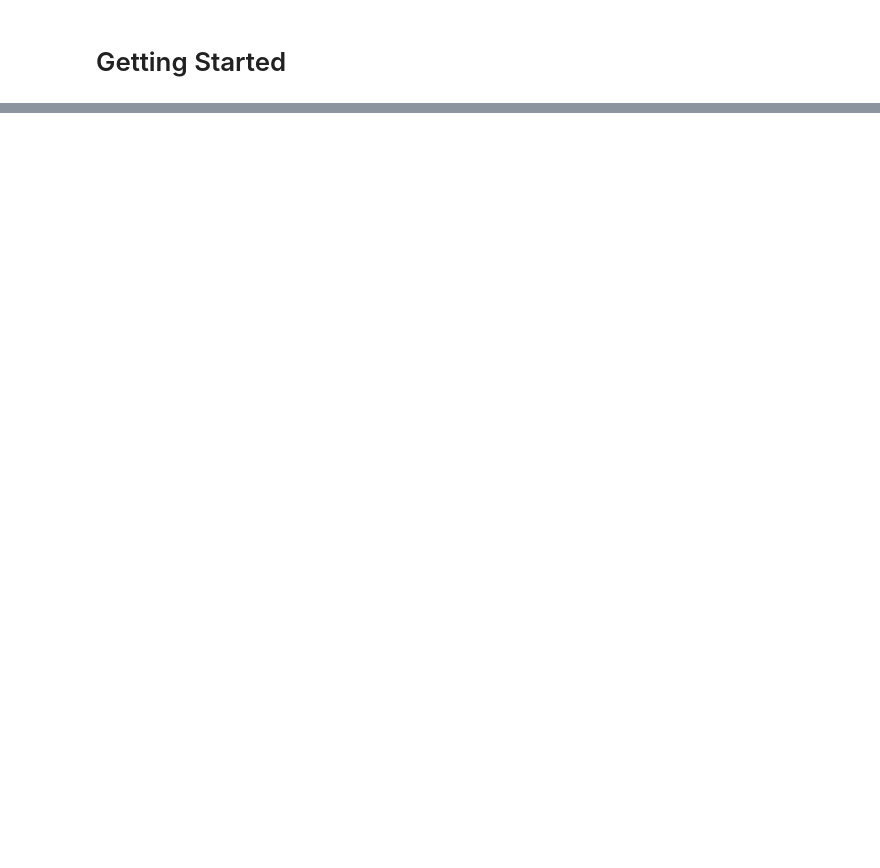
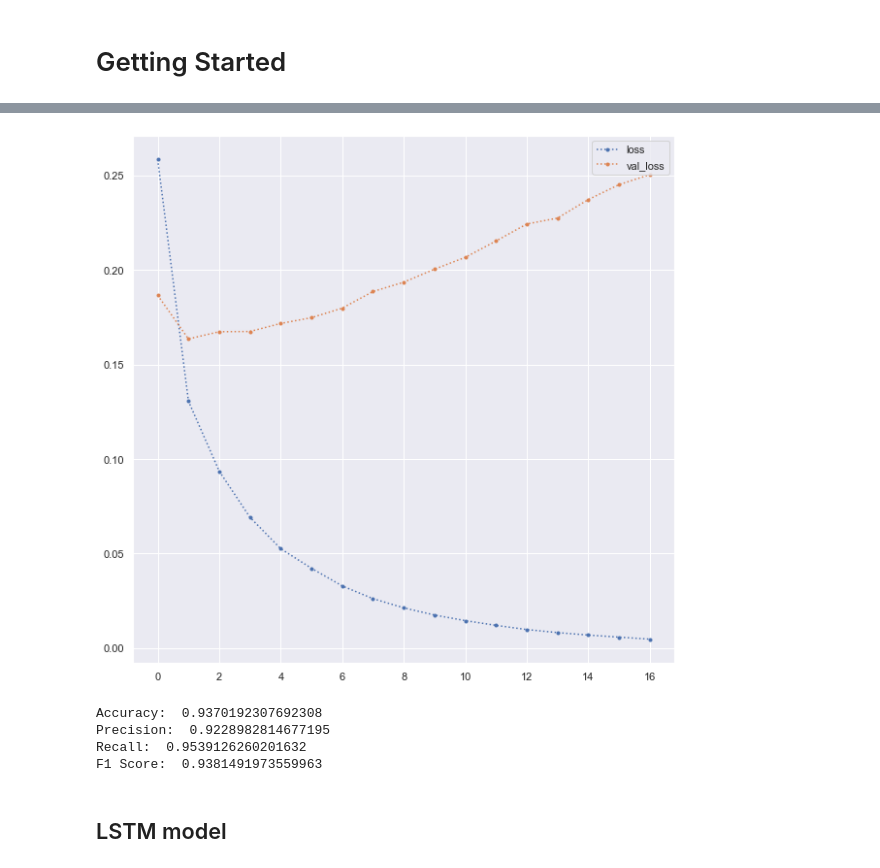
Before and after one commit to royn5618/Medium_Blog_Codes, a Jupyter notebook: Fake_News/Predicting_Fake_News_using_Keras.ipynb, the cells around one changed output, grey strips where cells are left out. Drawn from its saved outputs; the diff is of its cells as text; code cells hidden in the pictures; blank space fills up the shorter version.

```diff
--- a/Fake_News/Predicting_Fake_News_using_Keras.ipynb
+++ b/Fake_News/Predicting_Fake_News_using_Keras.ipynb
@@ -249,2 +178,0 @@ plt.show()
-# %%
-model = keras.models.load_model('best_model.hdf5')
@@ -285,0 +308,37 @@ test_df
+# %%
+best_model_file_name = "best_model_simple_with_GloVe.hdf5"
+
+def get_simple_GloVe_model():
+    model = Sequential()
+    model.add(Embedding(vocab_size,
+                        300,
+                        weights=[embedding_matrix],
+                        input_length=max_length,
+                        trainable=False))
+    model.add(Flatten())
+    model.add(Dense(1, activation='sigmoid'))
+    return model
+
+callbacks=[
+    keras.callbacks.EarlyStopping(monitor="val_loss",
+                                  patience=15,
+                                  verbose=1,
+                                  mode="min",
+                                  restore_best_weights=True),
+    keras.callbacks.ModelCheckpoint(filepath=best_model_file_name,
+                                    verbose=1,
+                                    save_best_only=True)
+]
+
+model = get_simple_GloVe_model()
+print(model.summary())
+
+model.compile(loss='binary_crossentropy',
+              optimizer='adam',
+              metrics=[tf.keras.metrics.Precision(), tf.keras.metrics.Recall()])
+
+history = model.fit(X_train,
+                    y_train,
+                    epochs=50,
+                    validation_data=(X_test, y_test),
+                    callbacks=callbacks)
@@ -285,0 +363,22 @@ test_df
+# %%
+metric_to_plot = "loss"
+plt.plot(history.epoch, history.history[metric_to_plot], ".:", label="loss")
+plt.plot(history.epoch, history.history["val_" + metric_to_plot], ".:", label="val_loss")
+plt.legend()
+plt.show()
+# %% [output]
+[figure, added]
+# %%
+model = keras.models.load_model(best_model_file_name)
+y_pred = model.predict_classes(X_test)
+print('Accuracy: ', accuracy_score(y_test, y_pred))
+print('Precision: ', precision_score(y_test, y_pred))
+print('Recall: ', recall_score(y_test, y_pred))
+print('F1 Score: ', f1_score(y_test, y_pred))
+# %% [output]
+Accuracy:  0.9370192307692308
+Precision:  0.9228982814677195
+Recall:  0.9539126260201632
+F1 Score:  0.9381491973559963
+# %% [markdown]
+## LSTM model
```
Also changed, not shown: parts of 55 cells of this notebook, 4 other files.
